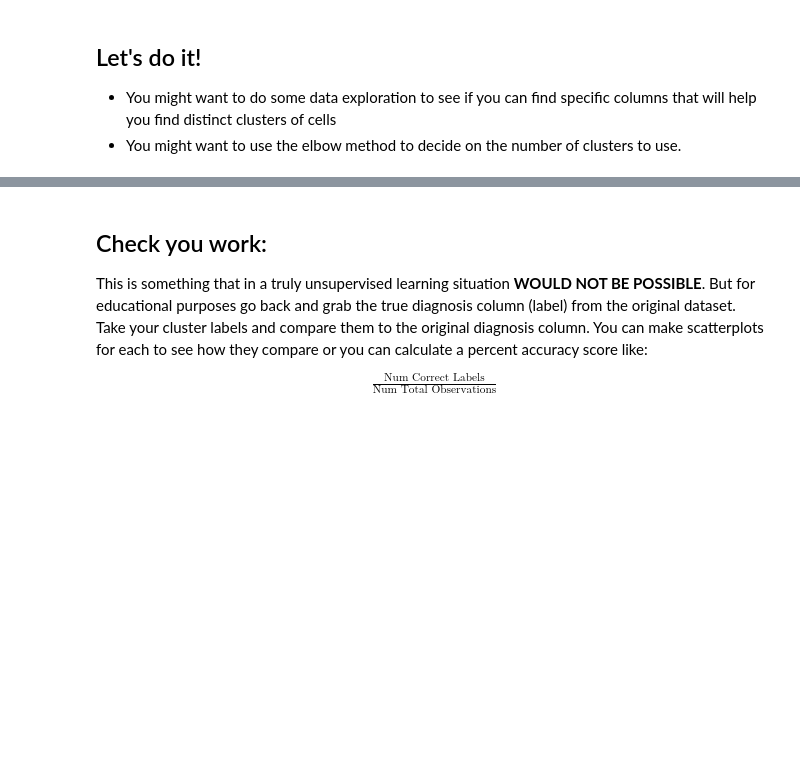
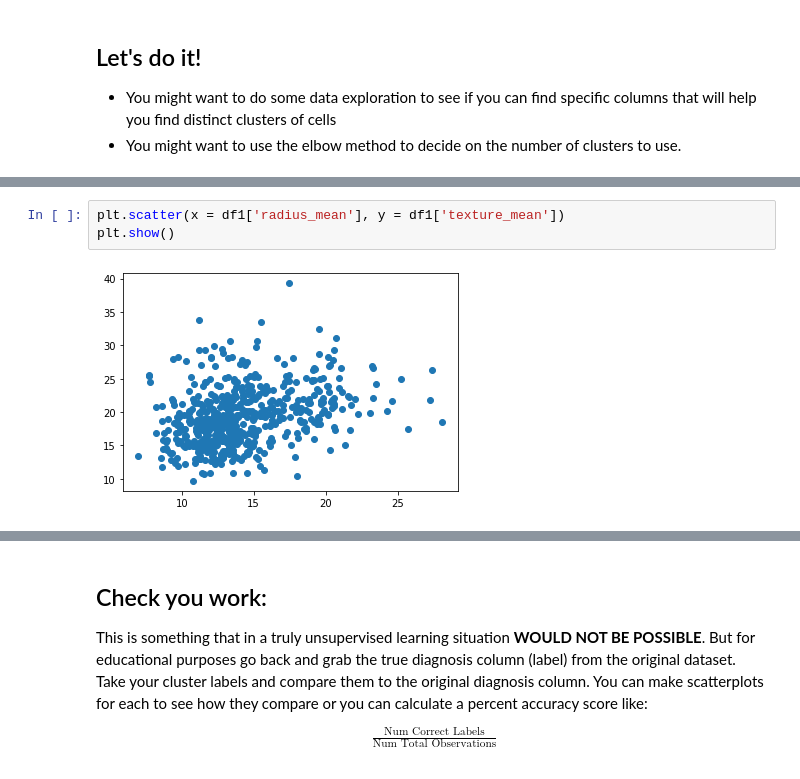
Before and after one commit to Khislatz/DS-Unit-1-Sprint-3-Linear-Algebra, a Jupyter notebook: module4-clustering/Khislat_Zhuraeva_LS_DS_134_Clustering_Assignment.ipynb, the cells around one changed output, grey strips where cells are left out. Cells and saved outputs as stored; diff of their text form; blank space fills up the shorter version.

```diff
--- a/module4-clustering/Khislat_Zhuraeva_LS_DS_134_Clustering_Assignment.ipynb
+++ b/module4-clustering/Khislat_Zhuraeva_LS_DS_134_Clustering_Assignment.ipynb
@@ -56,0 +113,5 @@ df.head()
+# %%
+plt.scatter(x = df1['radius_mean'], y = df1['texture_mean'])
+plt.show()
+# %% [output]
+[figure, added]
```
Also changed, not shown: parts of 46 cells of this notebook.
